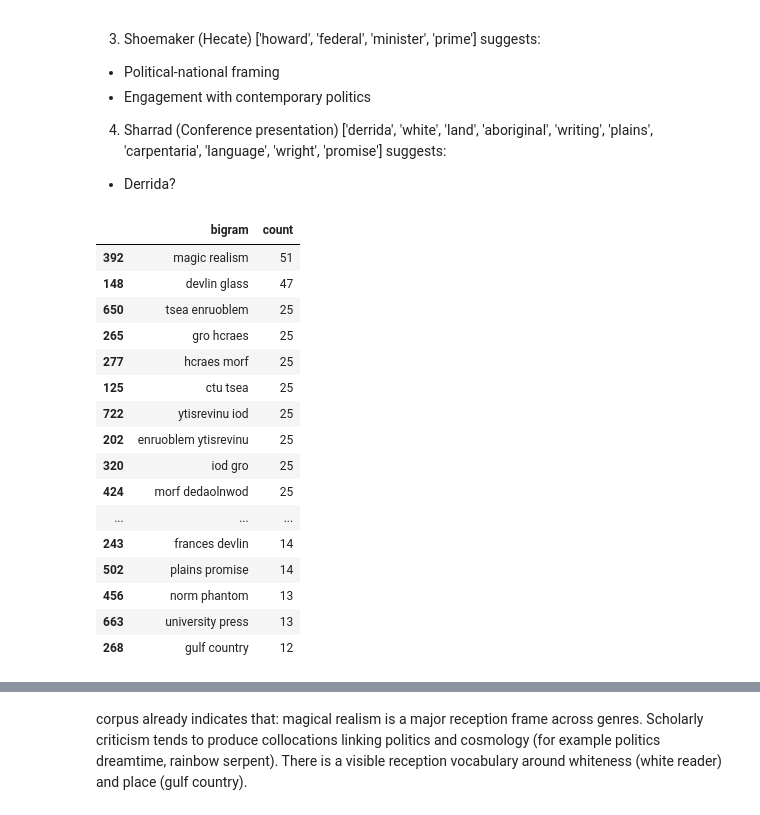
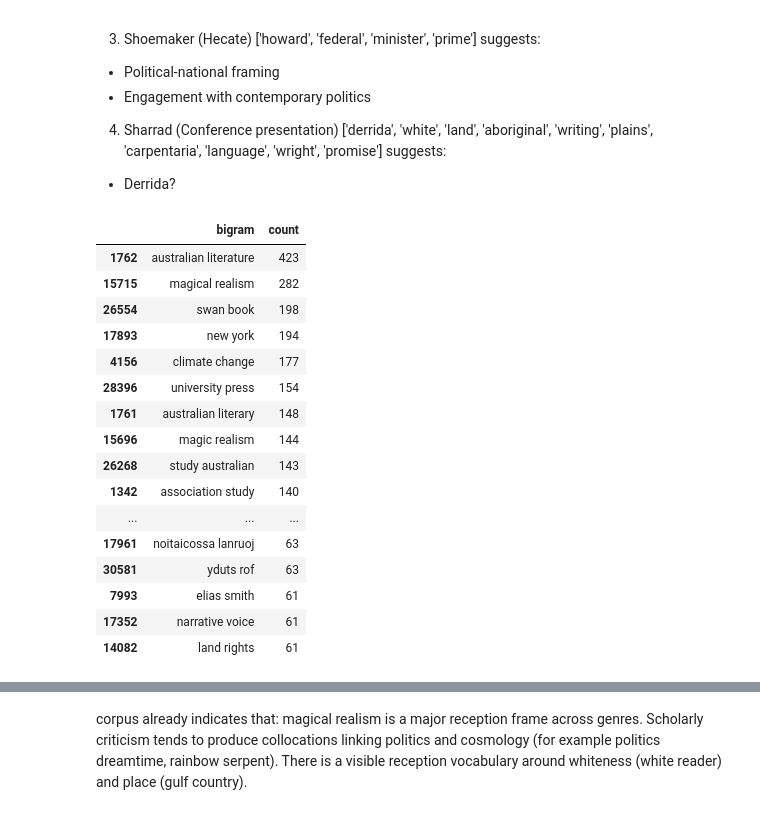
Before and after one commit to Finnoscarmorgan/citational_refusal, a Jupyter notebook: notebooks/01_basic_citational_analysis.ipynb, the cells around one changed output, grey strips where cells are left out. Saved outputs shown, nothing was run; the diff lists cells and outputs as text; code cells hidden in the pictures.

```diff
--- a/notebooks/01_basic_citational_analysis.ipynb
+++ b/notebooks/01_basic_citational_analysis.ipynb
@@ -88,7 +1219,7 @@ noise_terms = {
     'vol', 'issue', 'page', 'pp', 'p',
     'feb', 'february',
     'informit', 'timrofni', 'ylrehtuos',
-    'eht', 'fo'
+    'eht', 'fo', 'indigenous', 'aboriginal', 'like'
 }
 
 exclusion_terms = remove_terms.union(noise_terms)
@@ -205,47 +1547,47 @@ suggests:
 # BUILD BIGRAM FREQUENCIES CORPUS WIDE
 from sklearn.feature_extraction.text import CountVectorizer
 from sklearn.feature_extraction.text import ENGLISH_STOP_WORDS
 import pandas as pd
 
 # Combine all documents into one corpus list
 corpus = list(cleaned_docs.values())
 
 # Combine standard stopwords with your exclusions
 combined_stopwords = set(ENGLISH_STOP_WORDS).union(exclusion_terms)
 
 vectorizer = CountVectorizer(
     stop_words=list(combined_stopwords),
     ngram_range=(2, 2),
     token_pattern=r"(?u)\b[a-z]{3,}\b",
     min_df=2
 )
 
 X = vectorizer.fit_transform(corpus)
 
 bigram_counts = X.sum(axis=0).A1
 bigrams = vectorizer.get_feature_names_out()
 
 bigram_freq = pd.DataFrame({
     "bigram": bigrams,
     "count": bigram_counts
 }).sort_values(by="count", ascending=False)
 
-bigram_freq.head(20)
+bigram_freq.head(50)
 # %% [output]
 |  | bigram | count |
-| 392 | magic realism | 51 |
-| 148 | devlin glass | 47 |
-| 650 | tsea enruoblem | 25 |
-| 265 | gro hcraes | 25 |
-| 277 | hcraes morf | 25 |
-| 125 | ctu tsea | 25 |
-| 722 | ytisrevinu iod | 25 |
-| 202 | enruoblem ytisrevinu | 25 |
-| 320 | iod gro | 25 |
-| 424 | morf dedaolnwod | 25 |
+| 1762 | australian literature | 423 |
+| 15715 | magical realism | 282 |
+| 26554 | swan book | 198 |
+| 17893 | new york | 194 |
+| 4156 | climate change | 177 |
+| 28396 | university press | 154 |
+| 1761 | australian literary | 148 |
+| 15696 | magic realism | 144 |
+| 26268 | study australian | 143 |
+| 1342 | association study | 140 |
 | ... | ... | ... |
-| 243 | frances devlin | 14 |
-| 502 | plains promise | 14 |
-| 456 | norm phantom | 13 |
-| 663 | university press | 13 |
-| 268 | gulf country | 12 |
+| 17961 | noitaicossa lanruoj | 63 |
+| 30581 | yduts rof | 63 |
+| 7993 | elias smith | 61 |
+| 17352 | narrative voice | 61 |
+| 14082 | land rights | 61 |
```
Also changed, not shown: parts of 41 cells of this notebook.
